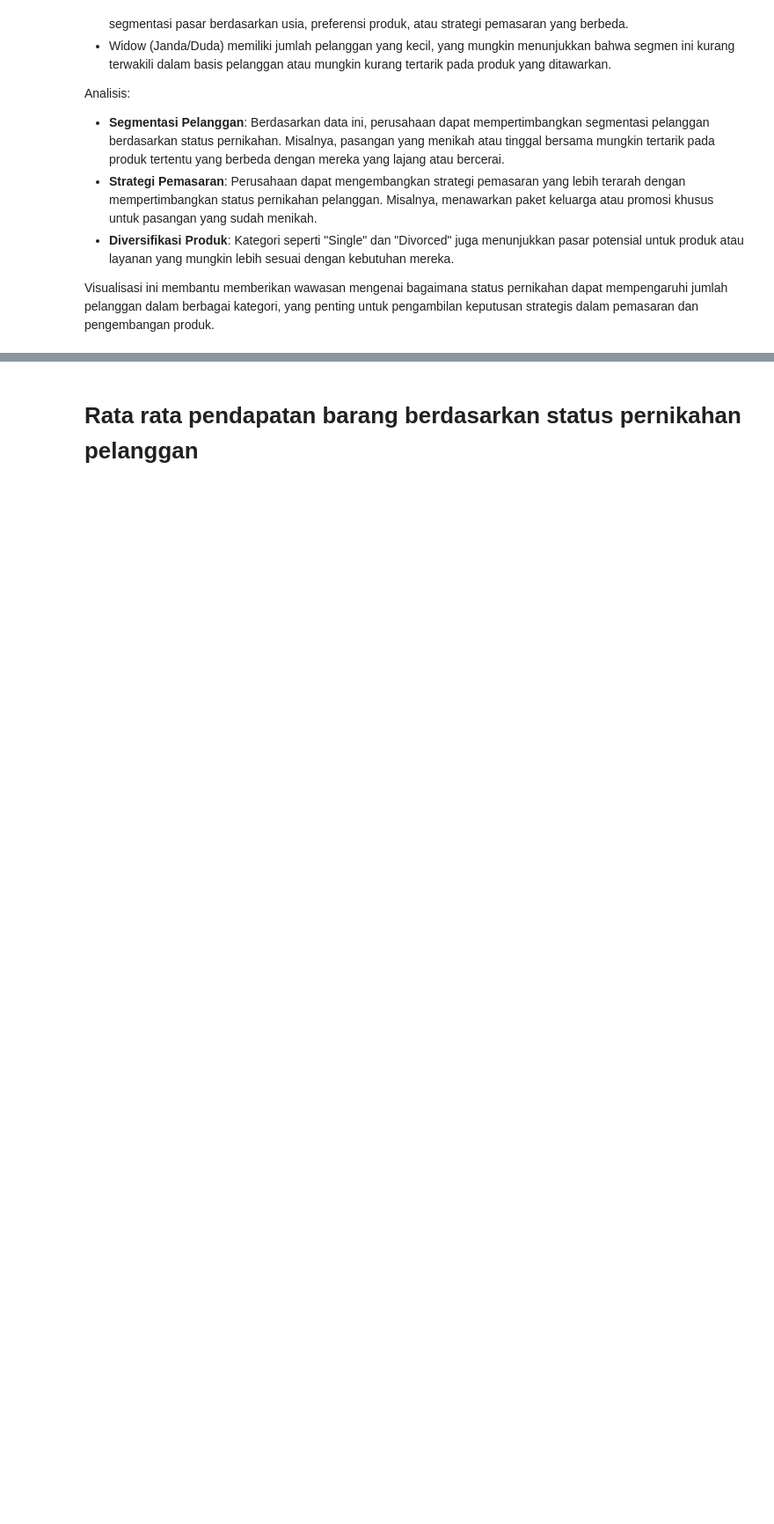
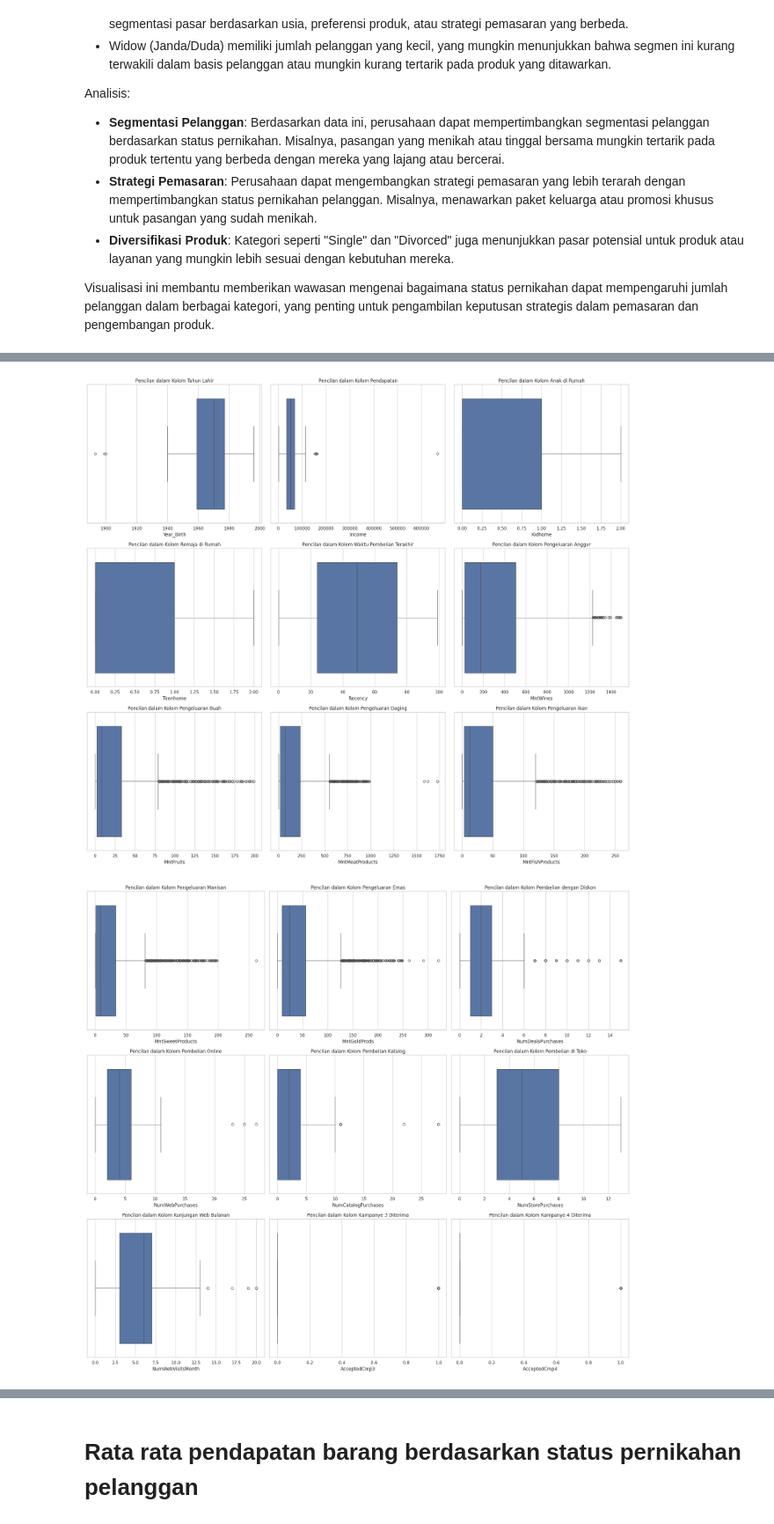
Before and after one commit to rilgilang/Capstone-Project-2, a Jupyter notebook: Capstone_Project_2_Customer.ipynb, the cells around one changed output, grey strips where cells are left out. Shown at 88% size. Saved outputs shown, nothing was run; the diff lists cells and outputs as text; code cells hidden in the pictures; blank space fills up the shorter version.

```diff
--- a/Capstone_Project_2_Customer.ipynb
+++ b/Capstone_Project_2_Customer.ipynb
@@ -218,0 +193,67 @@ Visualisasi ini membantu memberikan wawasan mengenai bagaimana status pernikahan
+# %%
+import seaborn as sns
+import matplotlib.pyplot as plt
+
+# Daftar kolom numerik yang ingin dianalisis dengan boxplot
+numeric_columns = [
+    'Year_Birth', 'Income', 'Kidhome', 'Teenhome', 'Recency',
+    'MntWines', 'MntFruits', 'MntMeatProducts', 'MntFishProducts',
+    'MntSweetProducts', 'MntGoldProds', 'NumDealsPurchases',
+    'NumWebPurchases', 'NumCatalogPurchases', 'NumStorePurchases',
+    'NumWebVisitsMonth',
+    'AcceptedCmp3', 'AcceptedCmp4', 'AcceptedCmp5', 'AcceptedCmp1', 'AcceptedCmp2', 'Complain',
+    'Z_CostContact', 'Income', 'Response'
+]
+
+# Menghapus baris yang memiliki nilai kosong pada kolom numerik
+df = df.dropna(subset=numeric_columns)
+
+# Terjemahan nama kolom ke Bahasa Indonesia
+indonesian_names = {
+    'Year_Birth': 'Tahun Lahir',
+    'Income': 'Pendapatan',
+    'Kidhome': 'Anak di Rumah',
+    'Teenhome': 'Remaja di Rumah',
+    'Recency': 'Waktu Pembelian Terakhir',
+    'MntWines': 'Pengeluaran Anggur',
+    'MntFruits': 'Pengeluaran Buah',
+    'MntMeatProducts': 'Pengeluaran Daging',
+    'MntFishProducts': 'Pengeluaran Ikan',
+    'MntSweetProducts': 'Pengeluaran Manisan',
+    'MntGoldProds': 'Pengeluaran Emas',
+    'NumDealsPurchases': 'Pembelian dengan Diskon',
+    'NumWebPurchases': 'Pembelian Online',
+    'NumCatalogPurchases': 'Pembelian Katalog',
+    'NumStorePurchases': 'Pembelian di Toko',
+    'NumWebVisitsMonth': 'Kunjungan Web Bulanan',
+    'AcceptedCmp3': 'Kampanye 3 Diterima',
+    'AcceptedCmp4': 'Kampanye 4 Diterima',
+    'AcceptedCmp5': 'Kampanye 5 Diterima',
+    'AcceptedCmp1': 'Kampanye 1 Diterima',
+    'AcceptedCmp2': 'Kampanye 2 Diterima',
+    'Complain': 'Keluhan',
+    'Z_CostContact': 'Biaya Kontak',
+    'Response': 'Respon'
+}
+
+# Membagi dataset menjadi beberapa bagian
+chunks = [numeric_columns[i:i + 9] for i in range(0, len(numeric_columns), 9)]
+
+# Loop untuk setiap chunk
+for chunk in chunks:
+    plt.figure(figsize=(20, 18))
+    for i, col in enumerate(chunk):
+        # Pastikan kolom ada dalam DataFrame dan bertipe numerik
+        if col in df.columns and pd.api.types.is_numeric_dtype(df[col]):
+            plt.subplot(3, 3, i + 1)  # Membuat subplot grid dengan 3x3
+            sns.boxplot(x=df[col])
+            # Gunakan nama kolom dalam Bahasa Indonesia jika tersedia
+            title = indonesian_names.get(col, col)
+            plt.title(f'Pencilan dalam Kolom {title}')
+        else:
+            print(f"Kolom {col} tidak ada atau bukan numerik.")
+    plt.tight_layout()
+    plt.show()
+# %% [output]
+[figure, added]
+[figure, added]
```
Also changed, not shown: parts of 14 cells of this notebook.
